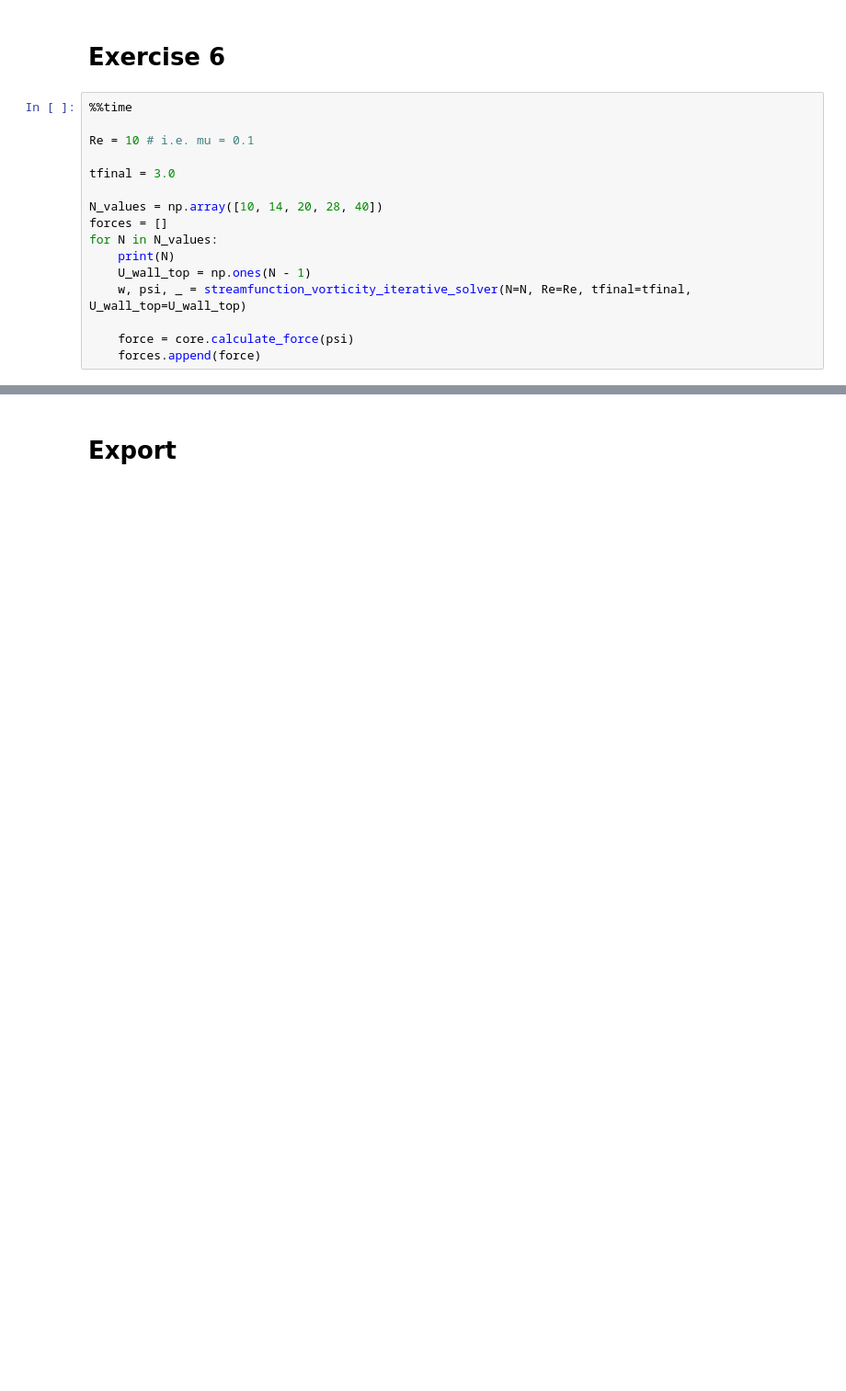
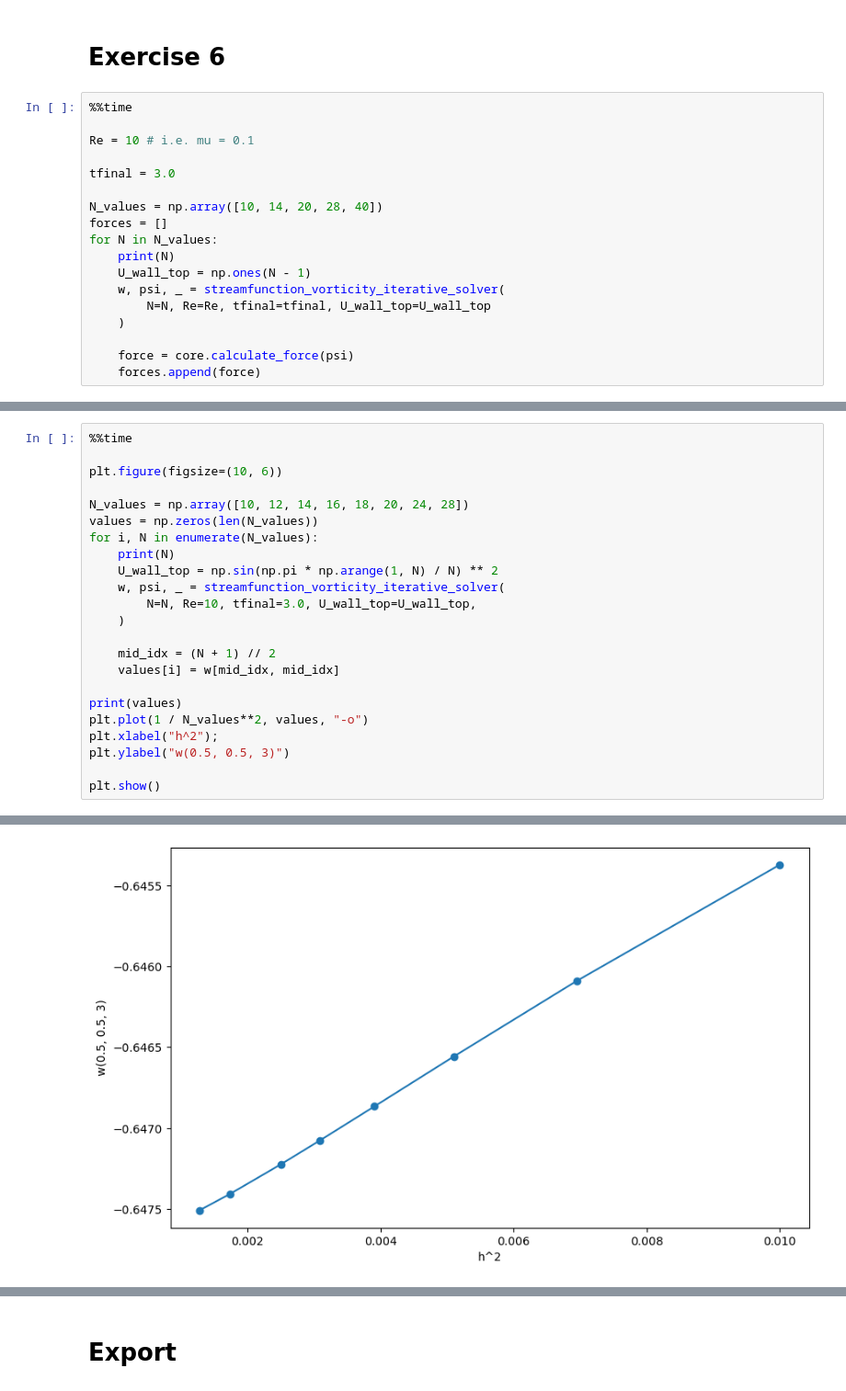
Before and after one commit to AugustasMacijauskas/uom-project, a Jupyter notebook: nbs/02_streamfunction_vorticity_iterative_solver/02_streamfunction_vorticity_iterative_solver.ipynb, the cells around one changed output, grey strips where cells are left out. Shown at 92% size. Saved outputs shown, nothing was run; the diff lists cells and outputs as text; blank space fills up the shorter version.

```diff
--- a/nbs/02_streamfunction_vorticity_iterative_solver/02_streamfunction_vorticity_iterative_solver.ipynb
+++ b/nbs/02_streamfunction_vorticity_iterative_solver/02_streamfunction_vorticity_iterative_solver.ipynb
@@ -641,7 +641,9 @@ forces = []
 for N in N_values:
     print(N)
     U_wall_top = np.ones(N - 1)
-    w, psi, _ = streamfunction_vorticity_iterative_solver(N=N, Re=Re, tfinal=tfinal, U_wall_top=U_wall_top)
+    w, psi, _ = streamfunction_vorticity_iterative_solver(
+        N=N, Re=Re, tfinal=tfinal, U_wall_top=U_wall_top
+    )
 
     force = core.calculate_force(psi)
     forces.append(force)
@@ -666,0 +674,24 @@ plt.show()
+# %%
+%%time
+
+plt.figure(figsize=(10, 6))
+
+N_values = np.array([10, 12, 14, 16, 18, 20, 24, 28])
+values = np.zeros(len(N_values))
+for i, N in enumerate(N_values):
+    print(N)
+    U_wall_top = np.sin(np.pi * np.arange(1, N) / N) ** 2
+    w, psi, _ = streamfunction_vorticity_iterative_solver(
+        N=N, Re=10, tfinal=3.0, U_wall_top=U_wall_top,
+    )
+
+    mid_idx = (N + 1) // 2
+    values[i] = w[mid_idx, mid_idx]
+
+print(values)
+plt.plot(1 / N_values**2, values, "-o")
+plt.xlabel("h^2");
+plt.ylabel("w(0.5, 0.5, 3)")
+
+plt.show()
+# %% [output]
@@ -666,0 +708 @@ plt.show()
+[figure, added]
```
Also changed, not shown: parts of 12 cells of this notebook, 6 other files.
